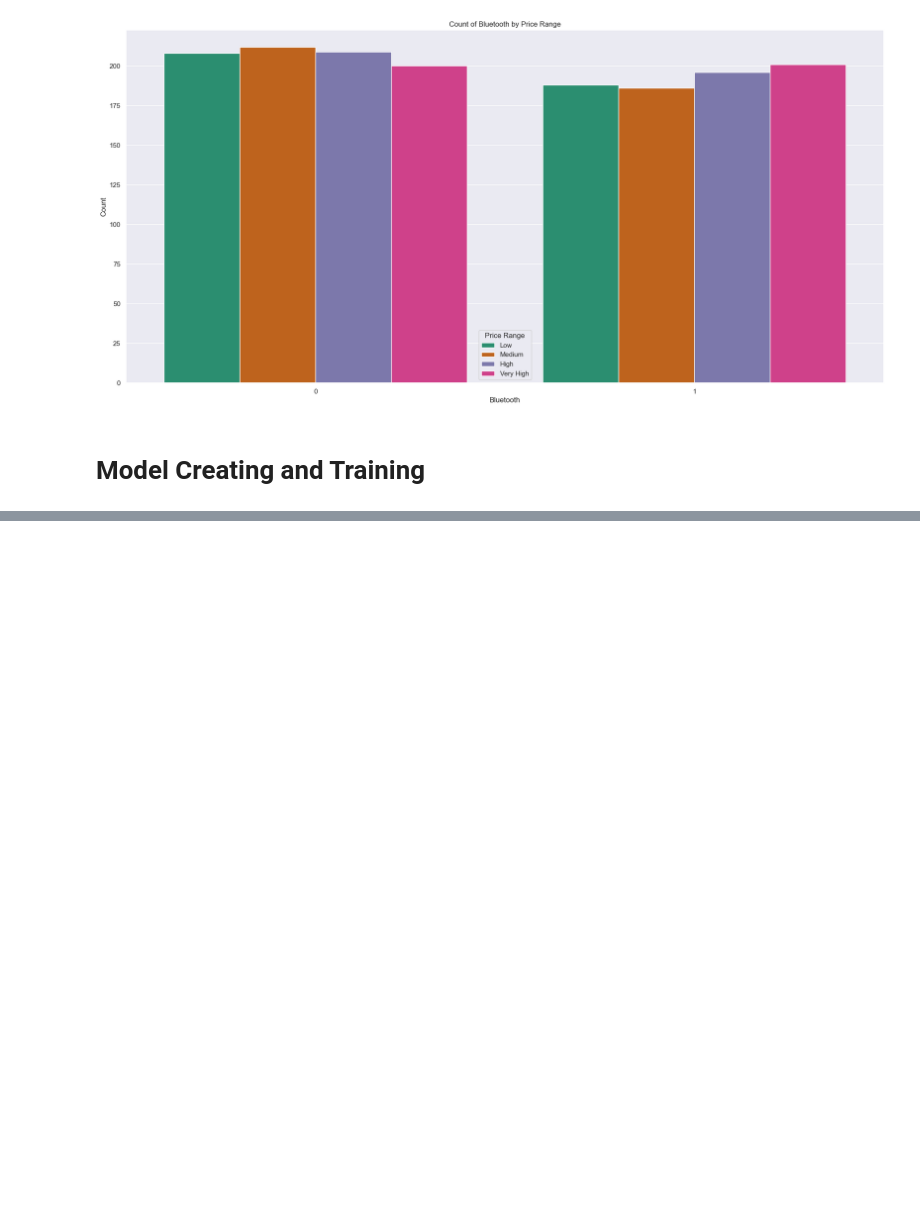
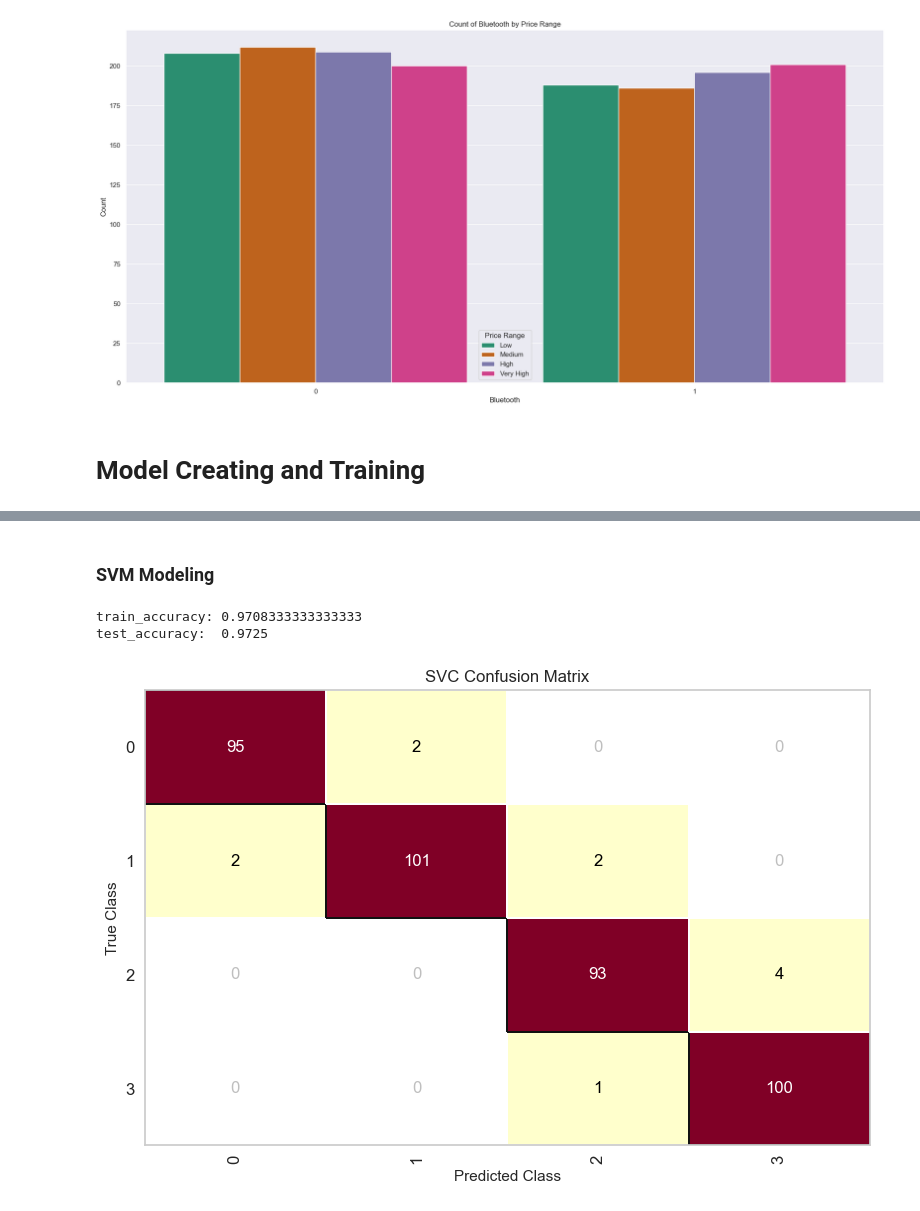
Before and after one commit to EpsilonZYJ/IntroductionToAI, a Jupyter notebook: MobilePrice2.ipynb, the cells around one changed output, grey strips where cells are left out. Cells and saved outputs as stored; diff of their text form; code cells hidden in the pictures; blank space fills up the shorter version.

```diff
--- a/MobilePrice2.ipynb
+++ b/MobilePrice2.ipynb
@@ -470,0 +533,23 @@ plt.show()
+# %% [markdown]
+### SVM Modeling
+# %%
+svm_model=SVC(C=10, decision_function_shape="ovo", gamma="scale",kernel="poly", random_state=42)
+svm_model.fit(x_train, y_train)
+print("train_accuracy:",svm_model.score(x_train,y_train))
+print("test_accuracy: ", svm_model.score(x_test,y_test))
+# %% [output]
+train_accuracy: 0.9708333333333333
+test_accuracy:  0.9725
+# %%
+from yellowbrick.classifier import ConfusionMatrix
+import matplotlib.pyplot as plt
+cm = ConfusionMatrix(
+    svm_model, classes=[0,1,2,3]
+)
+
+cm.fit(x_train, y_train)
+cm.score(x_test, y_test)
+
+cm.poof();
+# %% [output]
+[figure, added]
```
Also changed, not shown: parts of 38 cells of this notebook.
